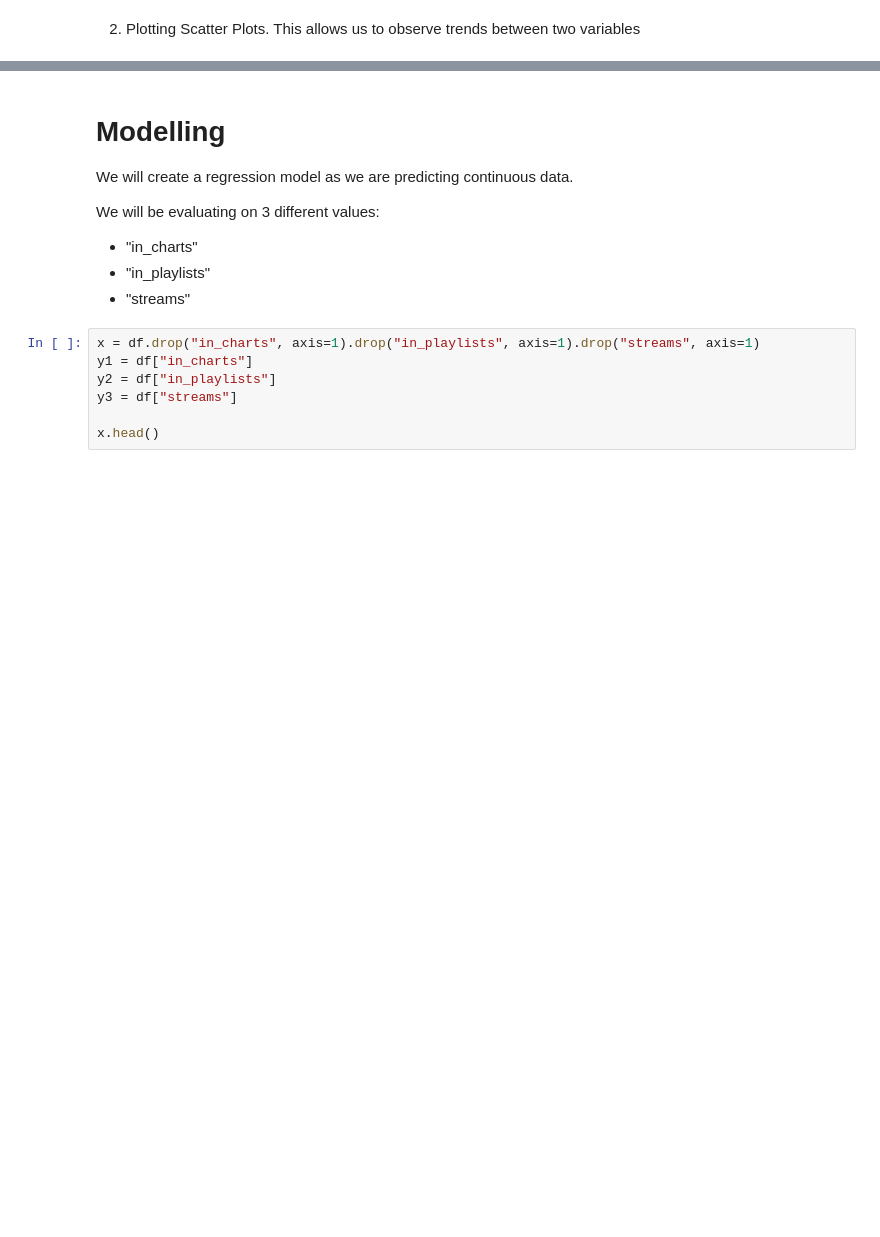
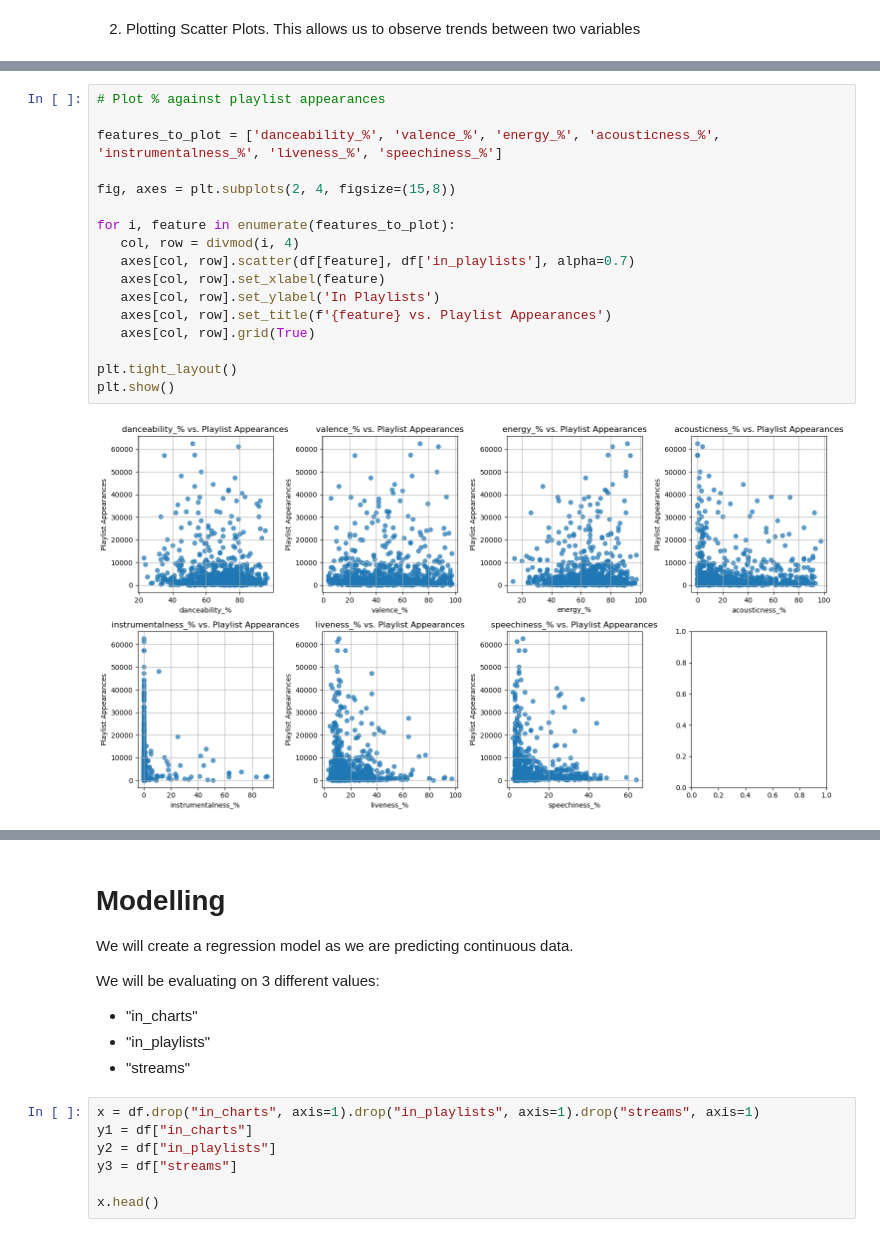
Before and after one commit to certificateofparticipation/VJCxTP-Hackathon-24, a Jupyter notebook: main.ipynb, the cells around one changed output, grey strips where cells are left out. Drawn from its saved outputs; the diff is of its cells as text; blank space fills up the shorter version.

```diff
--- a/main.ipynb
+++ b/main.ipynb
@@ -189,3 +215,22 @@ plt.show()
+# %%
+# Plot % against playlist appearances
+
+features_to_plot = ['danceability_%', 'valence_%', 'energy_%', 'acousticness_%', 'instrumentalness_%', 'liveness_%', 'speechiness_%']
+
+fig, axes = plt.subplots(2, 4, figsize=(15,8))
+
+for i, feature in enumerate(features_to_plot):
+   col, row = divmod(i, 4)
+   axes[col, row].scatter(df[feature], df['in_playlists'], alpha=0.7)
+   axes[col, row].set_xlabel(feature)
+   axes[col, row].set_ylabel('In Playlists')
+   axes[col, row].set_title(f'{feature} vs. Playlist Appearances')
+   axes[col, row].grid(True)
+
+plt.tight_layout()
+plt.show()
+# %% [output]
+[figure, added]
 # %%
 # Plot histogram for distribution of streams
 
```
Also changed, not shown: parts of 15 cells of this notebook.
